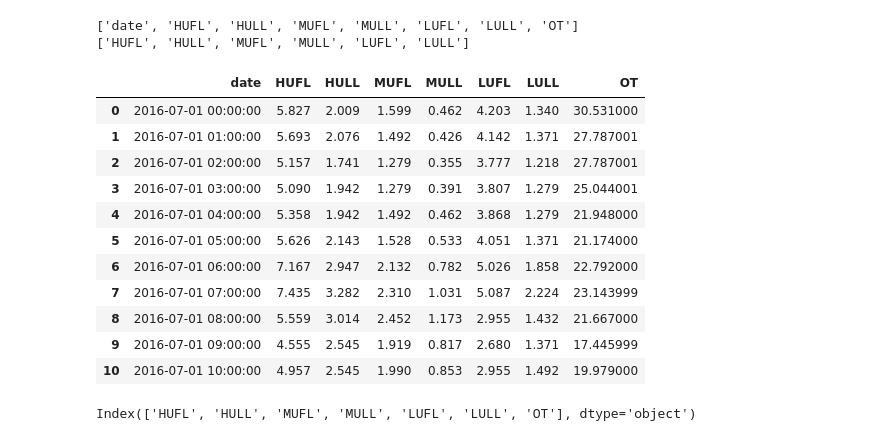
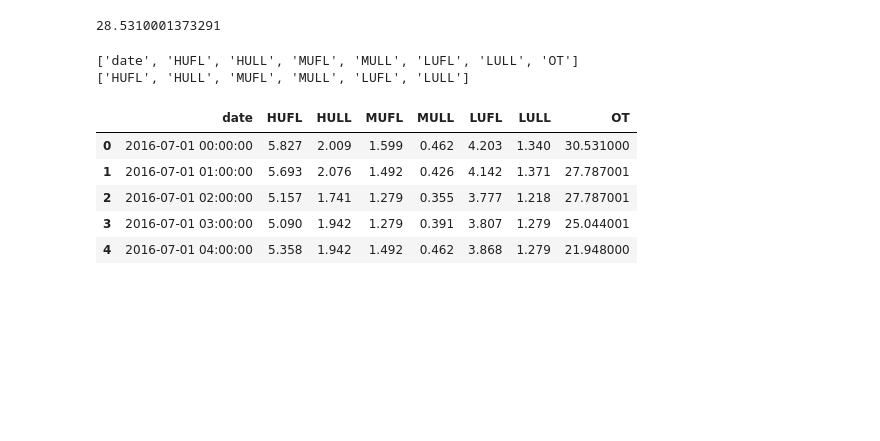
Before and after one commit to Tingting0813/tt-llm, a Jupyter notebook: notebook/time/test.ipynb, the cells around one changed output. Saved outputs shown, nothing was run; the diff lists cells and outputs as text; code cells hidden in the pictures; blank space fills up the shorter version.

```diff
--- a/notebook/time/test.ipynb
+++ b/notebook/time/test.ipynb
@@ -23,31 +26,25 @@ df_raw
+# %%
+df_raw['OT'][0]-2
+# %% [output]
+28.5310001373291
 # %%
 # cols 只是提取了标签
 cols = list(df_raw.columns)
 print(cols)
 cols.remove('OT'); cols.remove('date')
 print(cols)
 
 df_raw = df_raw[['date'] + cols +['OT']]
-df_raw
+df_raw.head()
 # %% [output]
 ['date', 'HUFL', 'HULL', 'MUFL', 'MULL', 'LUFL', 'LULL', 'OT']
 ['HUFL', 'HULL', 'MUFL', 'MULL', 'LUFL', 'LULL']
 |  | date | HUFL | HULL | MUFL | MULL | LUFL | LULL | OT |
 | 0 | 2016-07-01 00:00:00 | 5.827 | 2.009 | 1.599 | 0.462 | 4.203 | 1.340 | 30.531000 |
 | 1 | 2016-07-01 01:00:00 | 5.693 | 2.076 | 1.492 | 0.426 | 4.142 | 1.371 | 27.787001 |
 | 2 | 2016-07-01 02:00:00 | 5.157 | 1.741 | 1.279 | 0.355 | 3.777 | 1.218 | 27.787001 |
 | 3 | 2016-07-01 03:00:00 | 5.090 | 1.942 | 1.279 | 0.391 | 3.807 | 1.279 | 25.044001 |
 | 4 | 2016-07-01 04:00:00 | 5.358 | 1.942 | 1.492 | 0.462 | 3.868 | 1.279 | 21.948000 |
-| 5 | 2016-07-01 05:00:00 | 5.626 | 2.143 | 1.528 | 0.533 | 4.051 | 1.371 | 21.174000 |
-| 6 | 2016-07-01 06:00:00 | 7.167 | 2.947 | 2.132 | 0.782 | 5.026 | 1.858 | 22.792000 |
-| 7 | 2016-07-01 07:00:00 | 7.435 | 3.282 | 2.310 | 1.031 | 5.087 | 2.224 | 23.143999 |
-| 8 | 2016-07-01 08:00:00 | 5.559 | 3.014 | 2.452 | 1.173 | 2.955 | 1.432 | 21.667000 |
-| 9 | 2016-07-01 09:00:00 | 4.555 | 2.545 | 1.919 | 0.817 | 2.680 | 1.371 | 17.445999 |
-| 10 | 2016-07-01 10:00:00 | 4.957 | 2.545 | 1.990 | 0.853 | 2.955 | 1.492 | 19.979000 |
-# %%
-print(df_raw.columns[1:])
-# %% [output]
-Index(['HUFL', 'HULL', 'MUFL', 'MULL', 'LUFL', 'LULL', 'OT'], dtype='object')
 # %%
 num_train = int(len(df_raw)*0.7)
 num_test = int(len(df_raw)*0.2)
```
Also changed, not shown: parts of 14 cells of this notebook, 2 other files.
